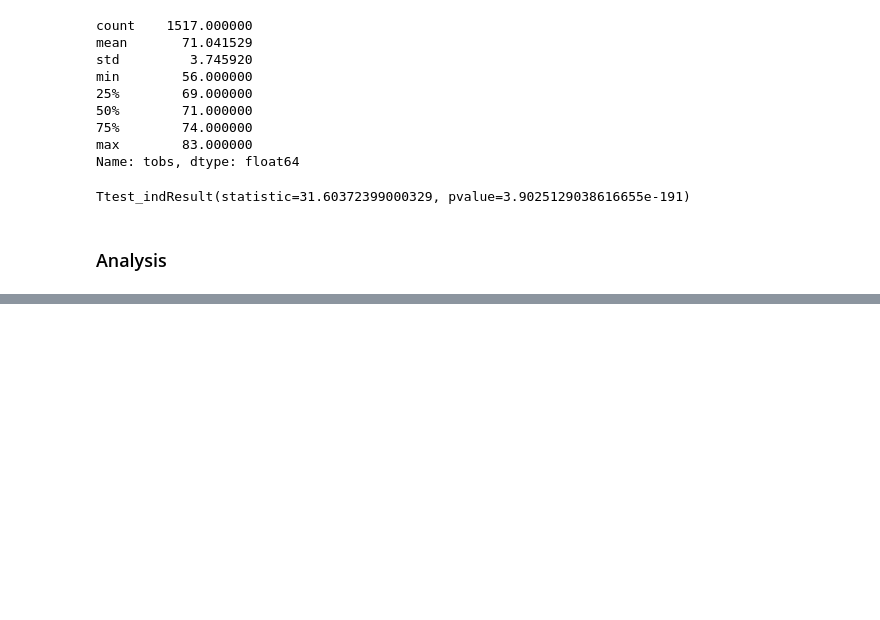
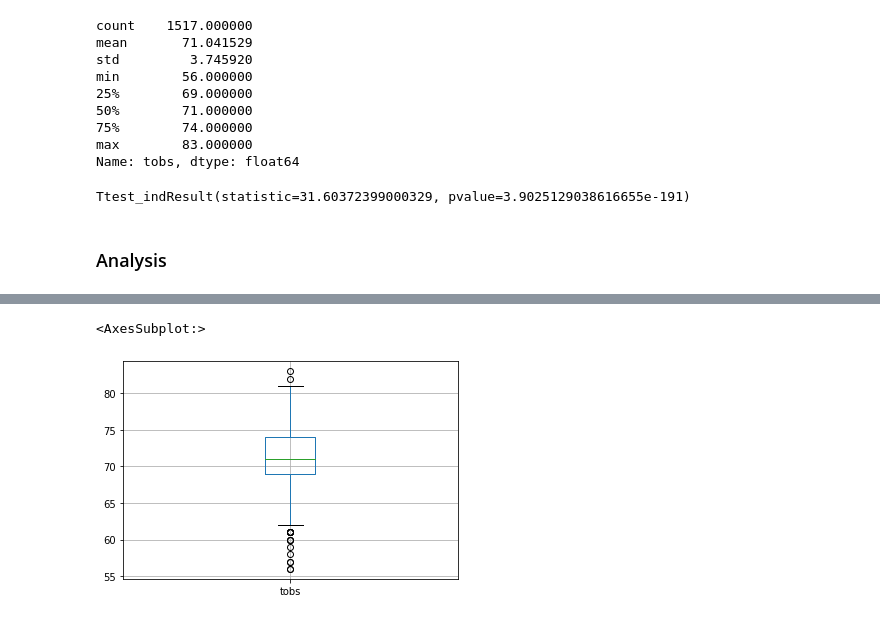
Before and after one commit to g8r1fl/sqlalchemy-challenge, a Jupyter notebook: temp_analysis_bonus_1_starter.ipynb, the cells around one changed output, grey strips where cells are left out. Cells and saved outputs as stored; diff of their text form; code cells hidden in the pictures; blank space fills up the shorter version.

```diff
--- a/temp_analysis_bonus_1_starter.ipynb
+++ b/temp_analysis_bonus_1_starter.ipynb
@@ -104,0 +99,5 @@ Ttest_indResult(statistic=31.60372399000329, pvalue=3.9025129038616655e-191)
+# %%
+df.query('index.dt.month in [12]').boxplot('tobs')
+# %% [output]
+<AxesSubplot:>
+[figure, added]
```
Also changed, not shown: parts of 6 cells of this notebook.
